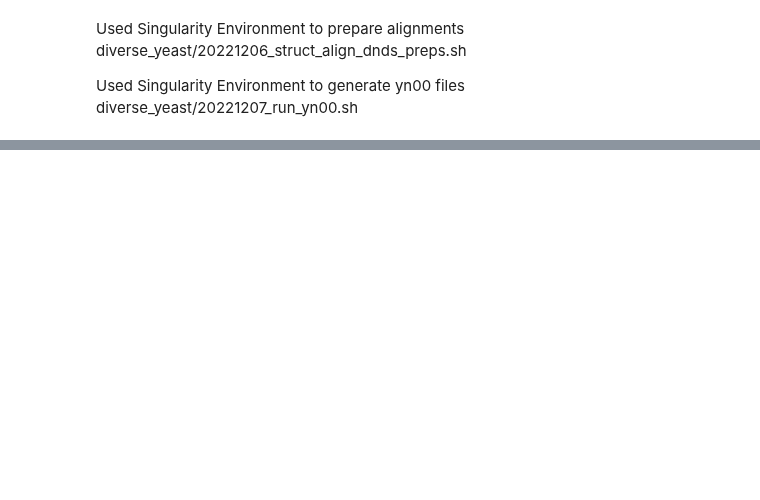
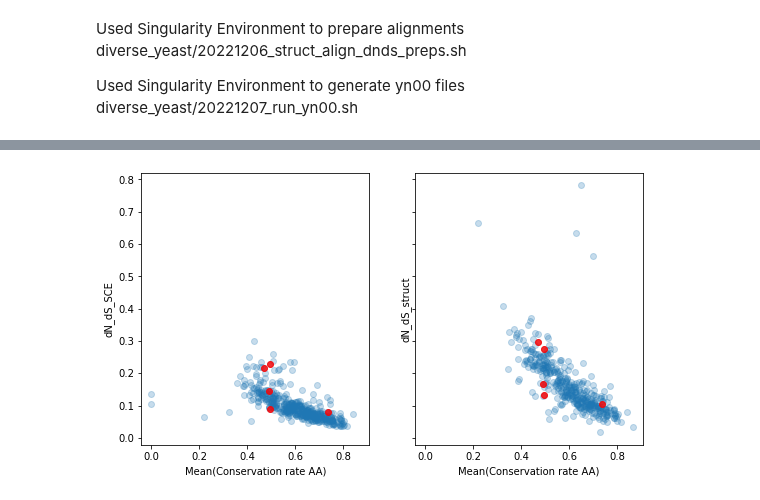
Before and after one commit to heineike02/diverse_yeast, a Jupyter notebook: 20221206_selection_calculations.ipynb, the cells around one changed output, grey strips where cells are left out. Saved outputs shown, nothing was run; the diff lists cells and outputs as text; code cells hidden in the pictures; blank space fills up the shorter version.

```diff
--- a/20221206_selection_calculations.ipynb
+++ b/20221206_selection_calculations.ipynb
@@ -369,0 +388,21 @@ seq_name_map = dict(zip(seq_name_map_df['seq_name'],seq_name_map_df['seq_no']))
+# %%
+#Plot dN/dS for structural vs Neilsen
+
+struct_data_dnds = pd.read_csv(base_dir + os.sep + os.path.normpath('selection_calculations/yn00/yn00_struct_neilsen.csv'))
+
+fig, axarr = plt.subplots(1,2, figsize=(9,5), sharex=True, sharey = True)
+dnds_seq_cols = [ 'dN_dS_SCE', 'dN_dS_struct']
+
+for jj, dnds_seq_col in enumerate(dnds_seq_cols):
+    ax = axarr[jj]
+    ax.scatter(struct_data_dnds['Mean(Conservation rate AA)'], struct_data_dnds[dnds_seq_col], alpha = 0.25)
+    ax.set_ylabel(dnds_seq_col)
+    ax.set_xlabel('Mean(Conservation rate AA)')
+
+    struct_data_dnds_subset = struct_data_dnds[struct_data_dnds['og_ref'].isin(selected_og_refs)]
+
+    ax.scatter(struct_data_dnds_subset['Mean(Conservation rate AA)'], struct_data_dnds_subset[dnds_seq_col],color='r' ,alpha = 0.8)
+    ax.set_ylabel(dnds_seq_col)
+    ax.set_xlabel('Mean(Conservation rate AA)')
+# %% [output]
+[figure, added]
```
Also changed, not shown: parts of 26 cells of this notebook, 8 other files.
